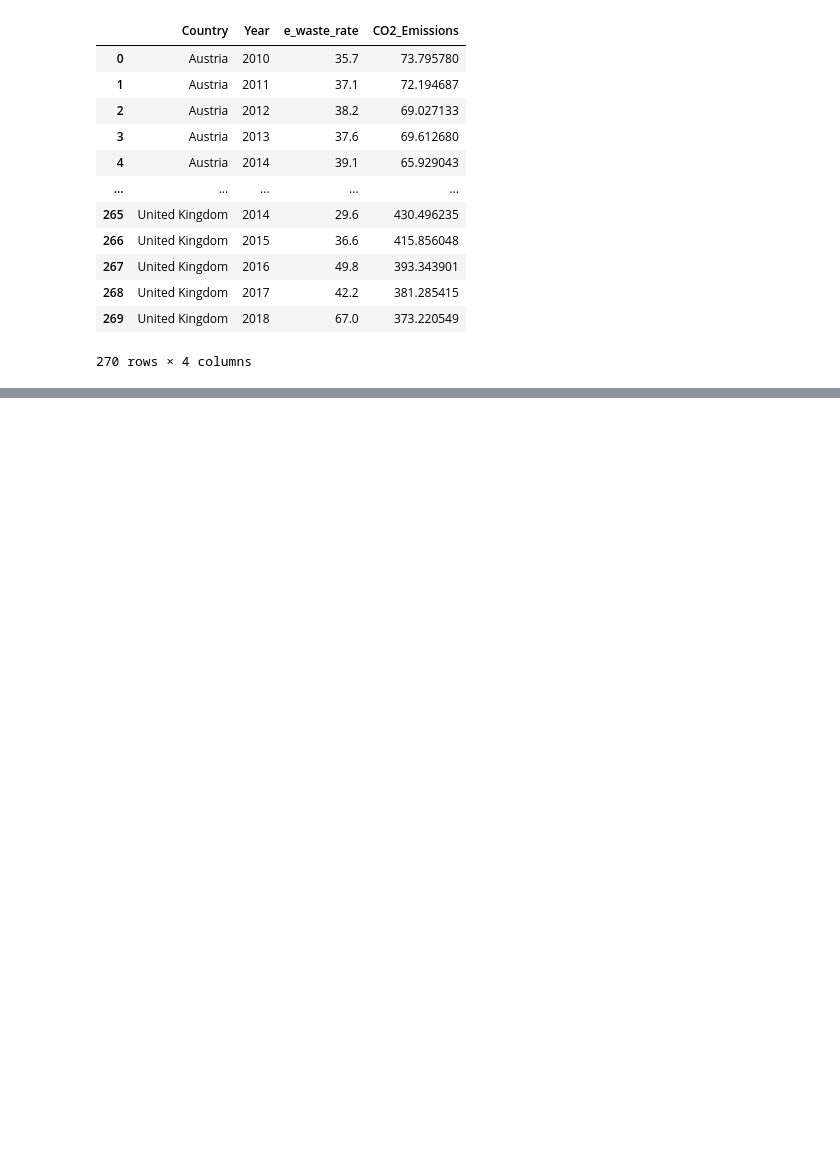
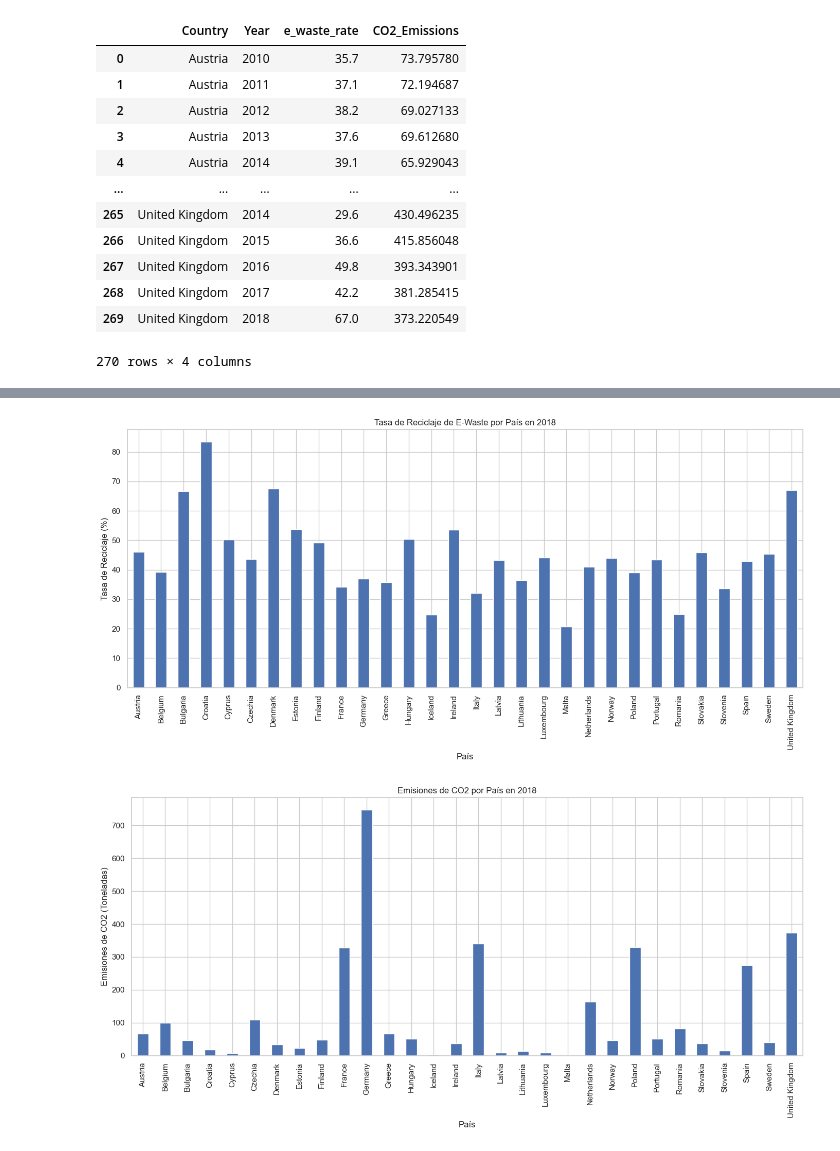
Before and after one commit to LOA395/Project-week3, a Jupyter notebook: nb_laura.ipynb, the cells around one changed output, grey strips where cells are left out. Saved outputs shown, nothing was run; the diff lists cells and outputs as text; code cells hidden in the pictures; blank space fills up the shorter version.

```diff
--- a/nb_laura.ipynb
+++ b/nb_laura.ipynb
@@ -245,0 +289,26 @@ df_combined
+# %%
+# Datos de ejemplo para el año 2018
+df_2018 = df_combined[df_combined['Year'] == 2018]
+
+# Gráfica de barras apiladas para e_waste_rate
+plt.figure(figsize=(14, 7))
+df_2018.set_index('Country')['e_waste_rate'].plot(kind='bar', stacked=True)
+plt.title('Tasa de Reciclaje de E-Waste por País en 2018')
+plt.xlabel('País')
+plt.ylabel('Tasa de Reciclaje (%)')
+plt.xticks(rotation=90)
+plt.tight_layout()
+plt.show()
+
+# Gráfica de barras apiladas para CO2 Emissions
+plt.figure(figsize=(14, 7))
+df_2018.set_index('Country')['CO2_Emissions'].plot(kind='bar', stacked=True)
+plt.title('Emisiones de CO2 por País en 2018')
+plt.xlabel('País')
+plt.ylabel('Emisiones de CO2 (Toneladas)')
+plt.xticks(rotation=90)
+plt.tight_layout()
+plt.show()
+# %% [output]
+[figure, added]
+[figure, added]
```
Also changed, not shown: parts of 9 cells of this notebook.
